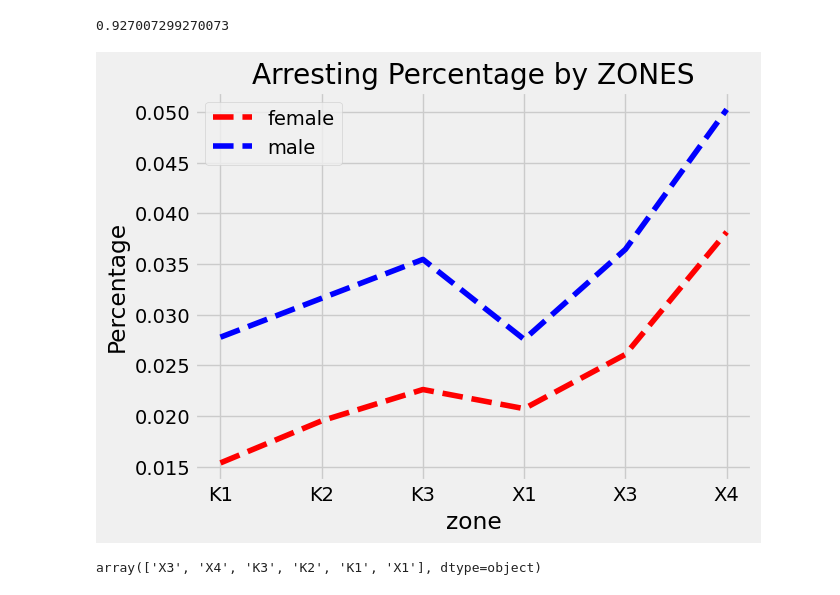
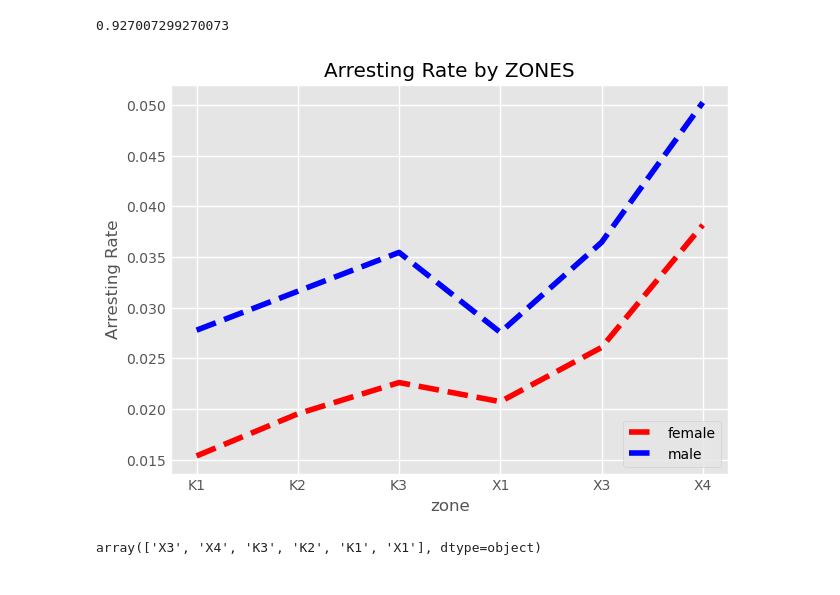
Before and after one commit to nevracorapsiz/Analyzing-Rhode-Island-Traffic-Stops, a Jupyter notebook: RI_TRAFFIC_STOPS.ipynb, the cells around one changed output. Cells and saved outputs as stored; diff of their text form; code cells hidden in the pictures.

Commit message:
relationship between day and arrest rate

```diff
--- a/RI_TRAFFIC_STOPS.ipynb
+++ b/RI_TRAFFIC_STOPS.ipynb
@@ -423,12 +417,12 @@ male_arrest_speeding.contraband_alcohol.mean()
 # %% [output]
 0.927007299270073
 # %%
-female.groupby("zone")["arrest_made"].mean().plot(kind="line",color="red",linestyle="--",title="Arresting Percentage by ZONES", ylabel="Percentage")
+female.groupby("zone")["arrest_made"].mean().plot(kind="line",color="red",linestyle="--",title="Arresting Rate by ZONES", ylabel="Arresting Rate")
 male.groupby("zone")["arrest_made"].mean().plot(kind="line", color="blue",linestyle="--")
-plt.legend(["female","male"],frameon=True)
+plt.legend(["female","male"],frameon=True,loc="lower right")
 plt.style.use("ggplot")
 # %% [output]
-[figure, old version]
+[figure, new version]
 # %%
 df.zone.unique()
 # %% [output]
```
Also changed, not shown: parts of 11 cells of this notebook.
